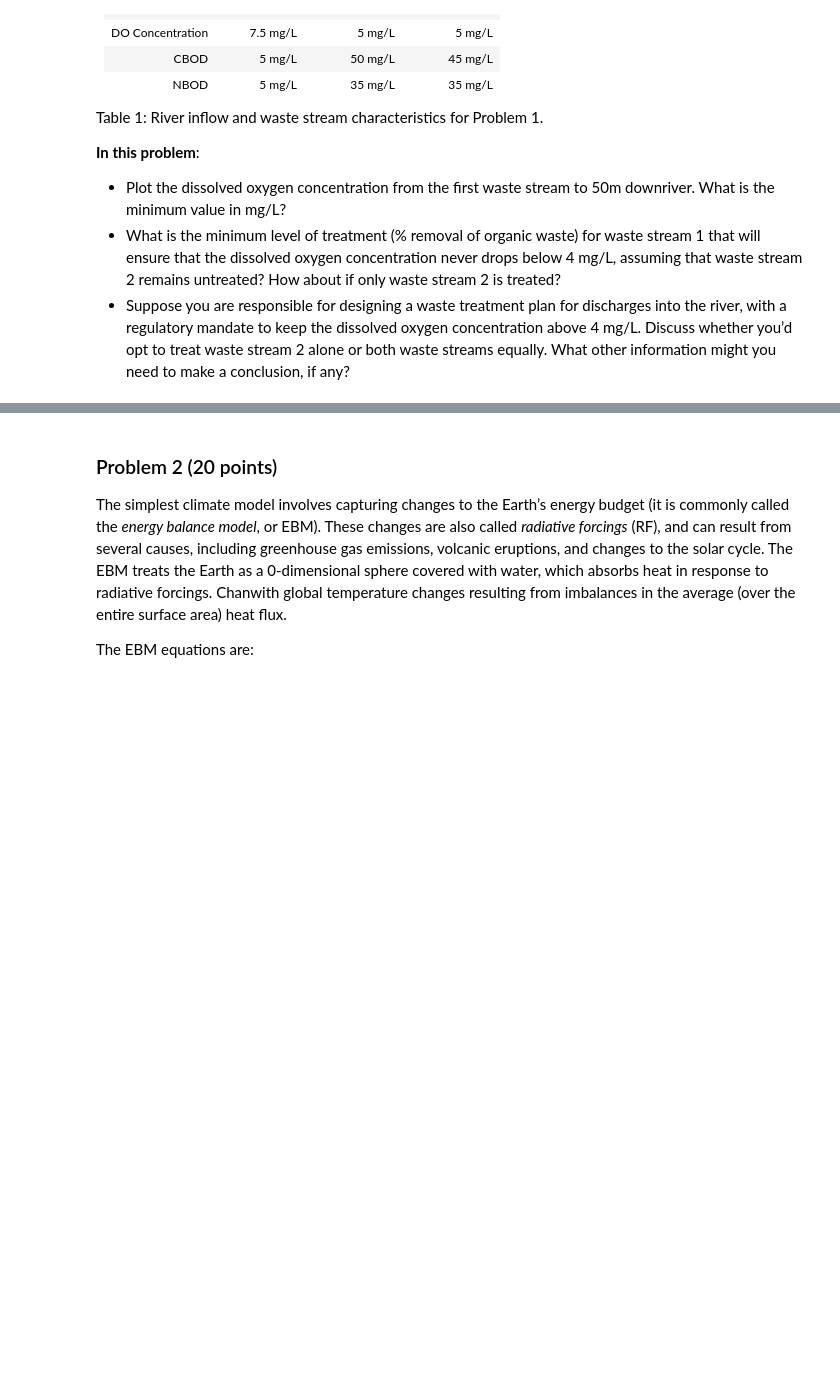
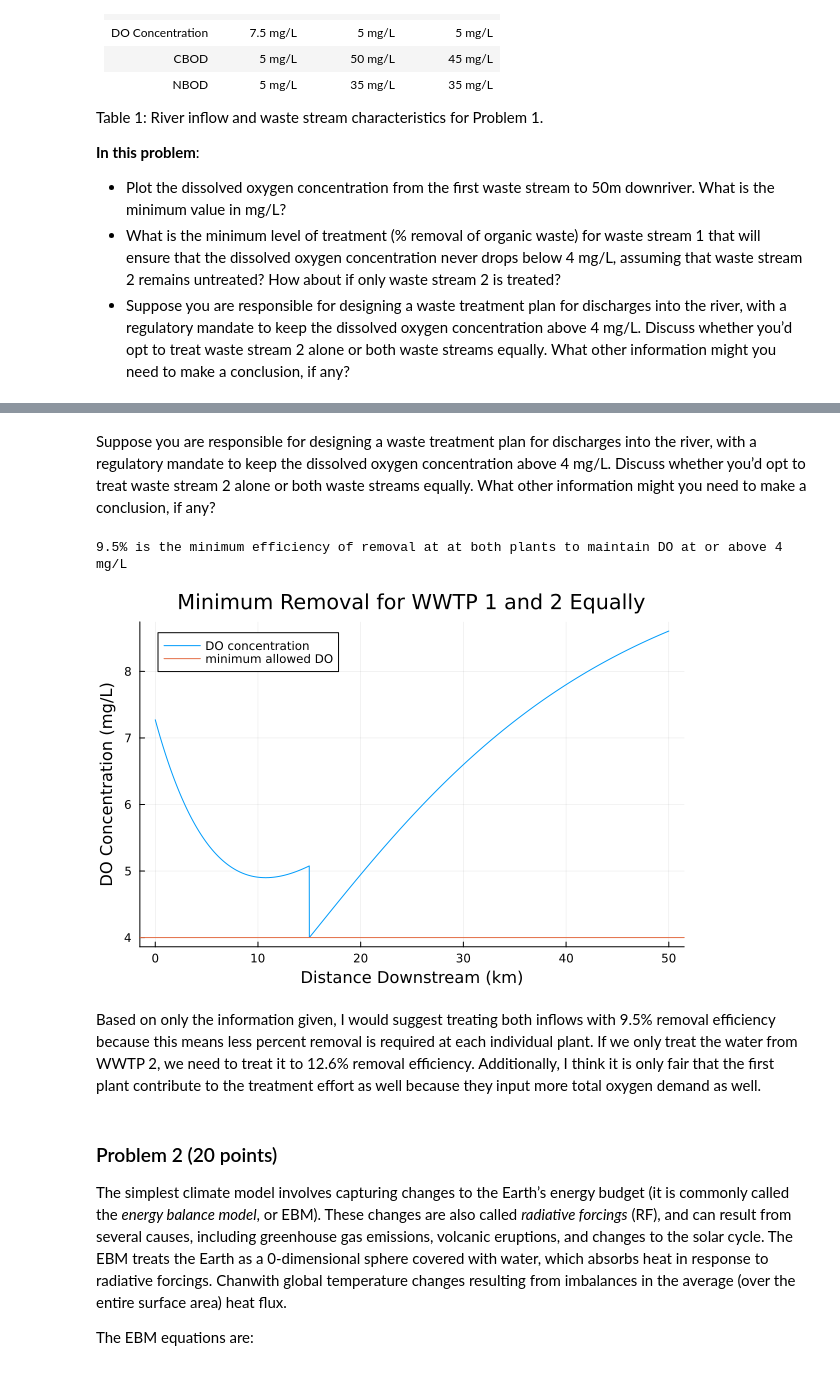
Before and after one commit to BEE4750-FA24/hw3-ari-jiaming-grace, a Jupyter notebook: hw03.ipynb, the cells around one changed output, grey strips where cells are left out. Drawn from its saved outputs; the diff is of its cells as text; code cells hidden in the pictures; blank space fills up the shorter version.

```diff
--- a/hw03.ipynb
+++ b/hw03.ipynb
@@ -213,3 +211,38 @@ plot(x, Cx)
+# %% [markdown]
+Suppose you are responsible for designing a waste treatment plan for
+    discharges into the river, with a regulatory mandate to keep the
+    dissolved oxygen concentration above 4 mg/L. Discuss whether you’d
+    opt to treat waste stream 2 alone or both waste streams equally.
+    What other information might you need to make a conclusion, if any?
+# %%
+# Treating Both Equally
+eff = LinRange(0, 1, 1001)
+min = 0
+i = 0
+while min < 4
+    i+=1
+    Ba = (1-eff[i])*B1
+    Na = (1-eff[i])*N1
+    Bb = (1-eff[i])*B2
+    Nb = (1-eff[i])*N2
+    Cx, min, xmin, max, xmax = DO_River(u, dx, x, Cs, ka, kc, kn, Qin, Q1, Q2, Cin, C1, C2, Bin, Ba, Bb, Nin, Na, Nb)
+end
+if min == 0
+    println("Even at 100% removal efficiency at both plants, the DO will drop below 4 mg/L")
+else
+    println(eff[i]*100, "% is the minimum efficiency of removal at at both plants to maintain DO at or above 4 mg/L")
+
+end
+plot(x, Cx, label = "DO concentration")
+title!("Minimum Removal for WWTP 1 and 2 Equally")
+xlabel!("Distance Downstream (km)")
+ylabel!("DO Concentration (mg/L)")
+hline!([4], label="minimum allowed DO")
+# %% [output]
+9.5% is the minimum efficiency of removal at at both plants to maintain DO at or above 4 mg/L
+[figure, added]
+# %% [markdown]
+Based on only the information given, I would suggest treating both inflows with 9.5% removal efficiency because this means less percent removal is required at each individual plant. If we only treat the water from WWTP 2, we need to treat it to 12.6% removal efficiency. Additionally, I think it is only fair that the first plant contribute to the treatment effort as well because they input more total oxygen demand as well.
 # %% [markdown]
 ### Problem 2 (20 points)
 
```
Also changed, not shown: parts of 11 cells of this notebook.
